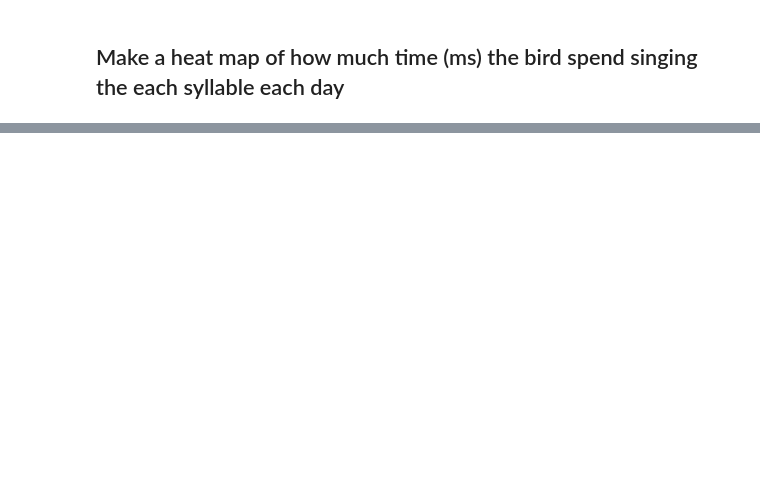
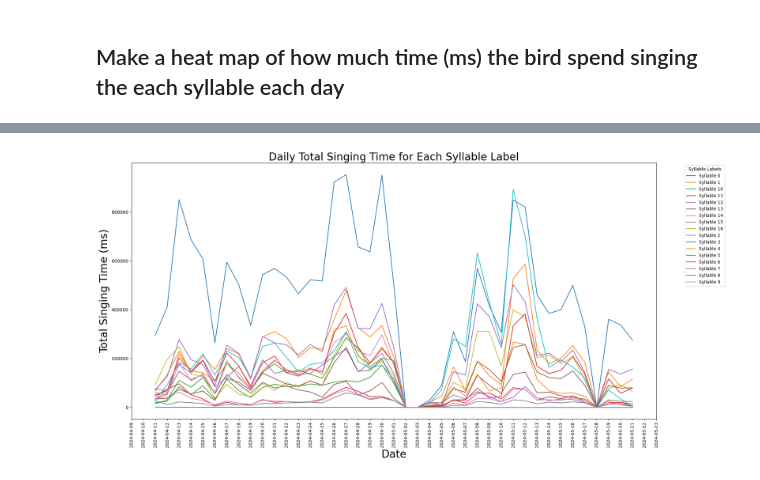
Before and after one commit to hulseyvincentr/syntax_analysis, a Jupyter notebook: notebooks/DECODER_syllable_frequency.ipynb, the cells around one changed output, grey strips where cells are left out. Cells and saved outputs as stored; diff of their text form; code cells hidden in the pictures; blank space fills up the shorter version.

```diff
--- a/notebooks/DECODER_syllable_frequency.ipynb
+++ b/notebooks/DECODER_syllable_frequency.ipynb
@@ -790,0 +833,61 @@ Phrase durations for each occurrence of syllable 9: [113.33333333333334, 1163.01
+# %%
+import pandas as pd
+import matplotlib.pyplot as plt
+import matplotlib.dates as mdates
+
+# Define the list of unique syllable labels
+# unique_syllable_labels = ['0', '1', '10', '11', '12', '13', '14', '15', '16', '17',
+#                           '18', '19', '2', '20', '21', '22', '3', '4', '5', '6',
+#                           '7', '8', '9']
+
+# Find the minimum and maximum date of recording
+min_date = organized_data_frame['Date'].min()
+max_date = organized_data_frame['Date'].max()
+
+# Generate a date range with a daily frequency from min_date to max_date
+all_dates = pd.date_range(start=min_date, end=max_date, freq='D')
+
+# Dictionary to store syllable time per day for each unique syllable label
+syllable_time_per_day = {syllable_label: [] for syllable_label in unique_syllable_labels}
+
+# Loop through each unique syllable label
+for syllable_label in unique_syllable_labels:
+    # Loop through each date in the range to sum the singing time of the target syllable
+    for current_date in all_dates:
+        # Filter data for the current date
+        daily_data = organized_data_frame[organized_data_frame['Date'] == current_date]
+
+        # Check if there is data for the current date
+        if not daily_data.empty:
+            # Total singing time for the syllable on this date
+            daily_total_time = 0
+            for song in daily_data['syllable_onsets_offsets_ms_dict']:
+                # If the syllable label exists in the song data, calculate its total singing time
+                if syllable_label in song:
+                    phrase_durations = [
+                        occurrence[1] - occurrence[0] for occurrence in song[syllable_label]
+                    ]
+                    daily_total_time += sum(phrase_durations)
+            syllable_time_per_day[syllable_label].append(daily_total_time)
+        else:
+            syllable_time_per_day[syllable_label].append(0)  # No singing time if no data for this date
+
+# Plot total singing time per day for each syllable label
+plt.figure(figsize=(20, 10))
+for syllable_label, daily_times in syllable_time_per_day.items():
+    plt.plot(all_dates, daily_times, label=f'Syllable {syllable_label}')
+
+# Configure plot with labels, title, and x-tick for every day in the date range
+plt.xlabel('Date', fontsize=24)
+plt.ylabel('Total Singing Time (ms)', fontsize=24)
+plt.title('Daily Total Singing Time for Each Syllable Label', fontsize=24)
+plt.xticks(rotation=90)
+plt.legend(title='Syllable Labels', bbox_to_anchor=(1.05, 1), loc='upper left')
+
+# Ensure all dates are displayed
+plt.gca().xaxis.set_major_locator(mdates.DayLocator())
+plt.gca().xaxis.set_major_formatter(mdates.DateFormatter('%Y-%m-%d'))
+plt.tight_layout()
+plt.show()
+# %% [output]
+[figure, added]
```
Also changed, not shown: parts of 13 cells of this notebook.
